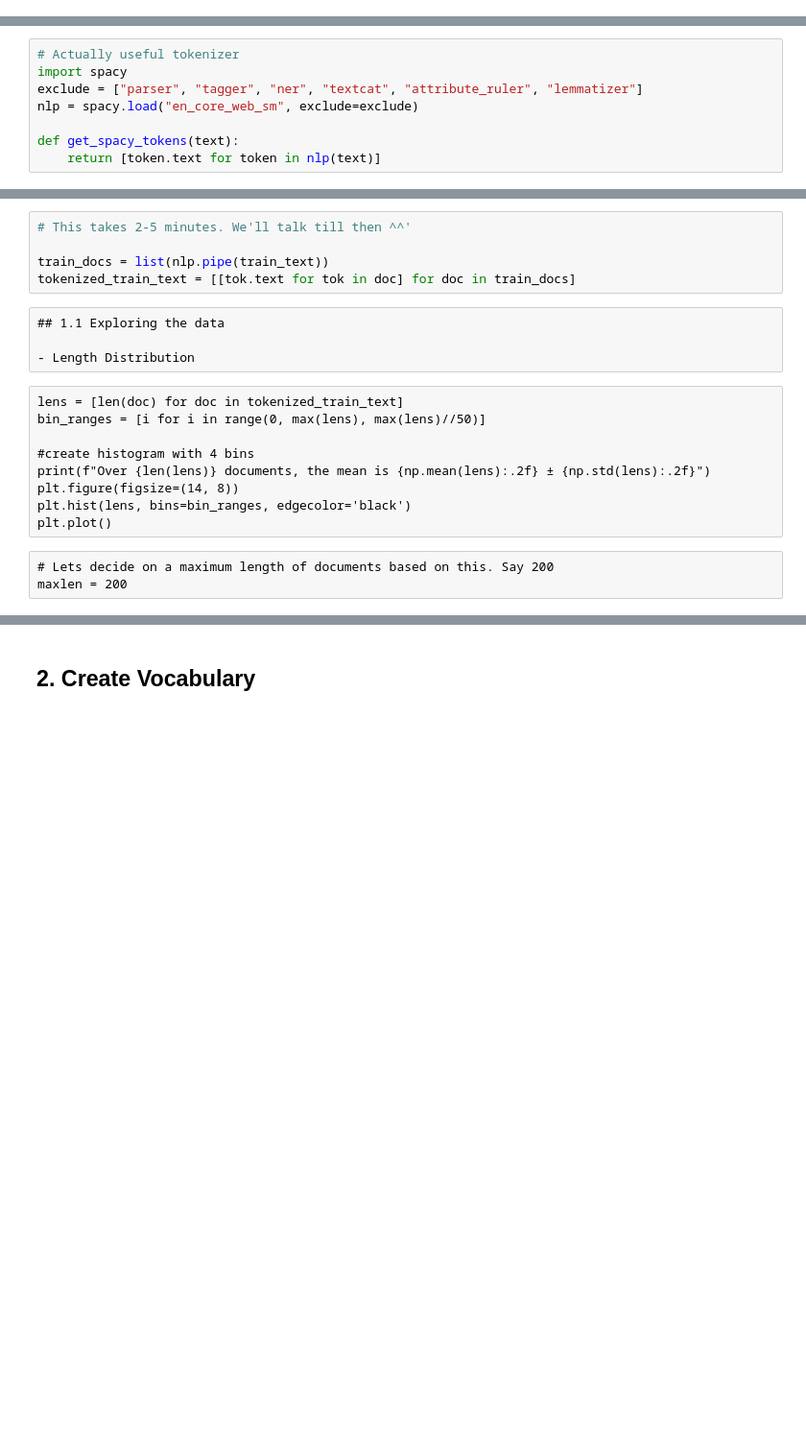
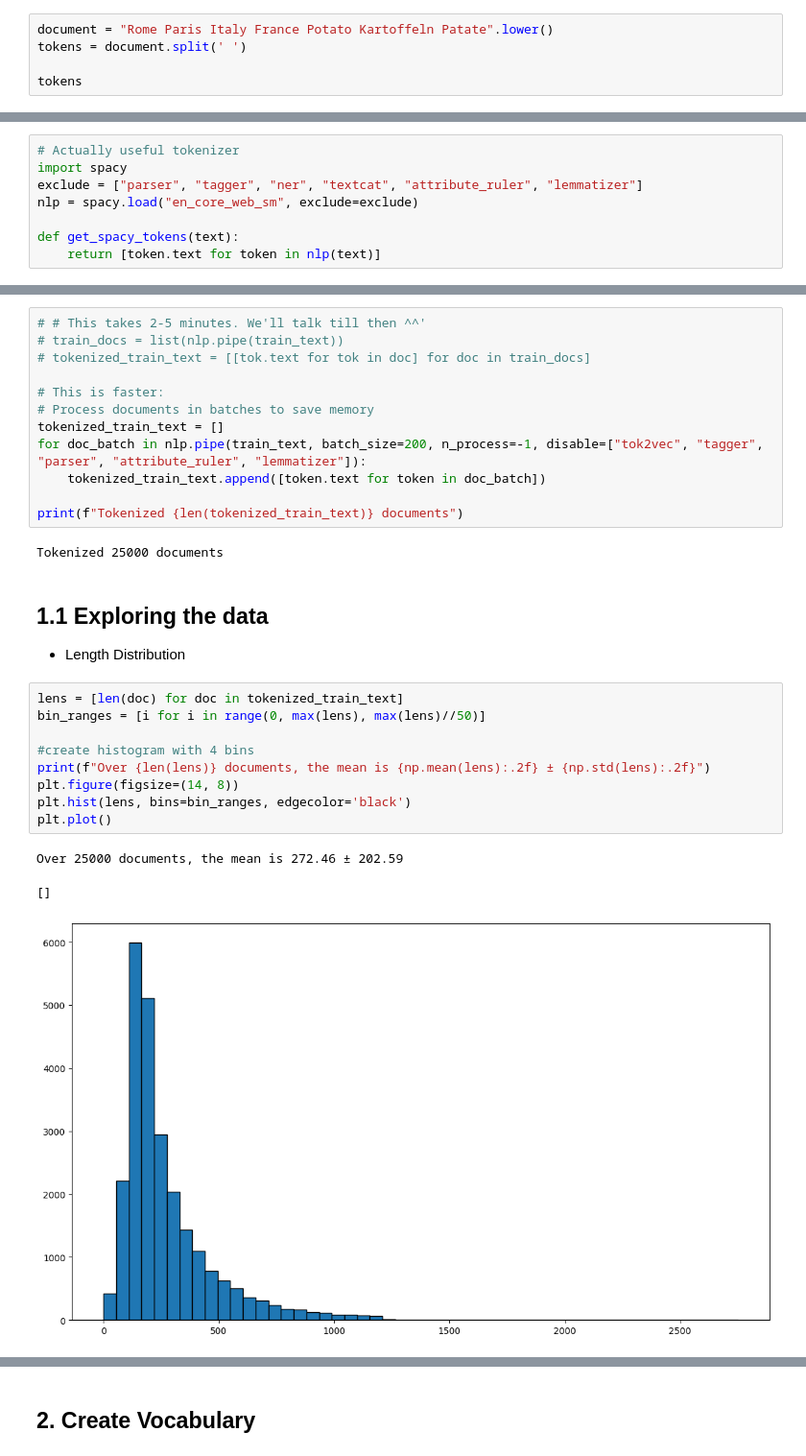
Before and after one commit to geraltofrivia/dl-workinggroup, a Jupyter notebook: notebooks/6.1 One-Hot Sentiment Analysis [COMPLETED].ipynb, the cells around one changed output, grey strips where cells are left out. Shown at 96% size. Saved outputs shown, nothing was run; the diff lists cells and outputs as text; blank space fills up the shorter version.

```diff
--- a/notebooks/6.1 One-Hot Sentiment Analysis [COMPLETED].ipynb
+++ b/notebooks/6.1 One-Hot Sentiment Analysis [COMPLETED].ipynb
@@ -36,0 +36,5 @@ tokens
+# %%
+document = "Rome Paris Italy France Potato Kartoffeln Patate".lower()
+tokens = document.split(' ')
+
+tokens
@@ -117,21 +146,31 @@ for text in tqdm(train_text):
 # %%
-# This takes 2-5 minutes. We'll talk till then ^^'
+# # This takes 2-5 minutes. We'll talk till then ^^'
+# train_docs = list(nlp.pipe(train_text))
+# tokenized_train_text = [[tok.text for tok in doc] for doc in train_docs]
 
-train_docs = list(nlp.pipe(train_text))
-tokenized_train_text = [[tok.text for tok in doc] for doc in train_docs]
+# This is faster:
+# Process documents in batches to save memory
+tokenized_train_text = []
+for doc_batch in nlp.pipe(train_text, batch_size=200, n_process=-1, disable=["tok2vec", "tagger", "parser", "attribute_ruler", "lemmatizer"]):
+    tokenized_train_text.append([token.text for token in doc_batch])
+
+print(f"Tokenized {len(tokenized_train_text)} documents")
+# %% [output]
+Tokenized 25000 documents
-# %% [raw]
-## 1.1 Exploring the data
-
-- Length Distribution
-# %% [raw]
-lens = [len(doc) for doc in tokenized_train_text]
-bin_ranges = [i for i in range(0, max(lens), max(lens)//50)]
-
-#create histogram with 4 bins
-print(f"Over {len(lens)} documents, the mean is {np.mean(lens):.2f} ± {np.std(lens):.2f}")
-plt.figure(figsize=(14, 8))
-plt.hist(lens, bins=bin_ranges, edgecolor='black')
-plt.plot()
-# %% [raw]
-# Lets decide on a maximum length of documents based on this. Say 200
-maxlen = 200
+# %% [markdown]
+## 1.1 Exploring the data
+
+- Length Distribution
+# %%
+lens = [len(doc) for doc in tokenized_train_text]
+bin_ranges = [i for i in range(0, max(lens), max(lens)//50)]
+
+#create histogram with 4 bins
+print(f"Over {len(lens)} documents, the mean is {np.mean(lens):.2f} ± {np.std(lens):.2f}")
+plt.figure(figsize=(14, 8))
+plt.hist(lens, bins=bin_ranges, edgecolor='black')
+plt.plot()
+# %% [output]
+Over 25000 documents, the mean is 272.46 ± 202.59
+[]
+[figure, added]
```
Also changed, not shown: parts of 29 cells of this notebook, 3 other files.
